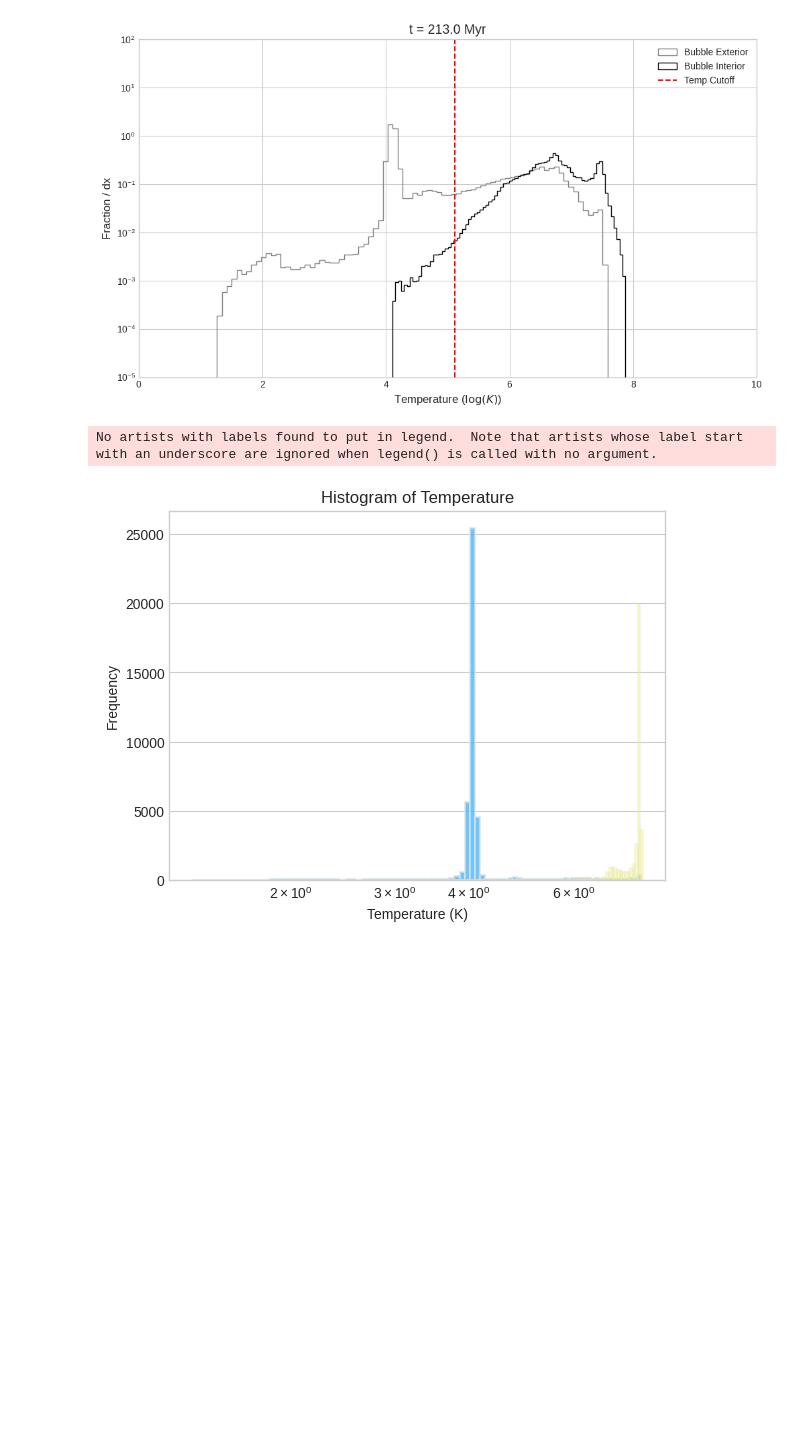
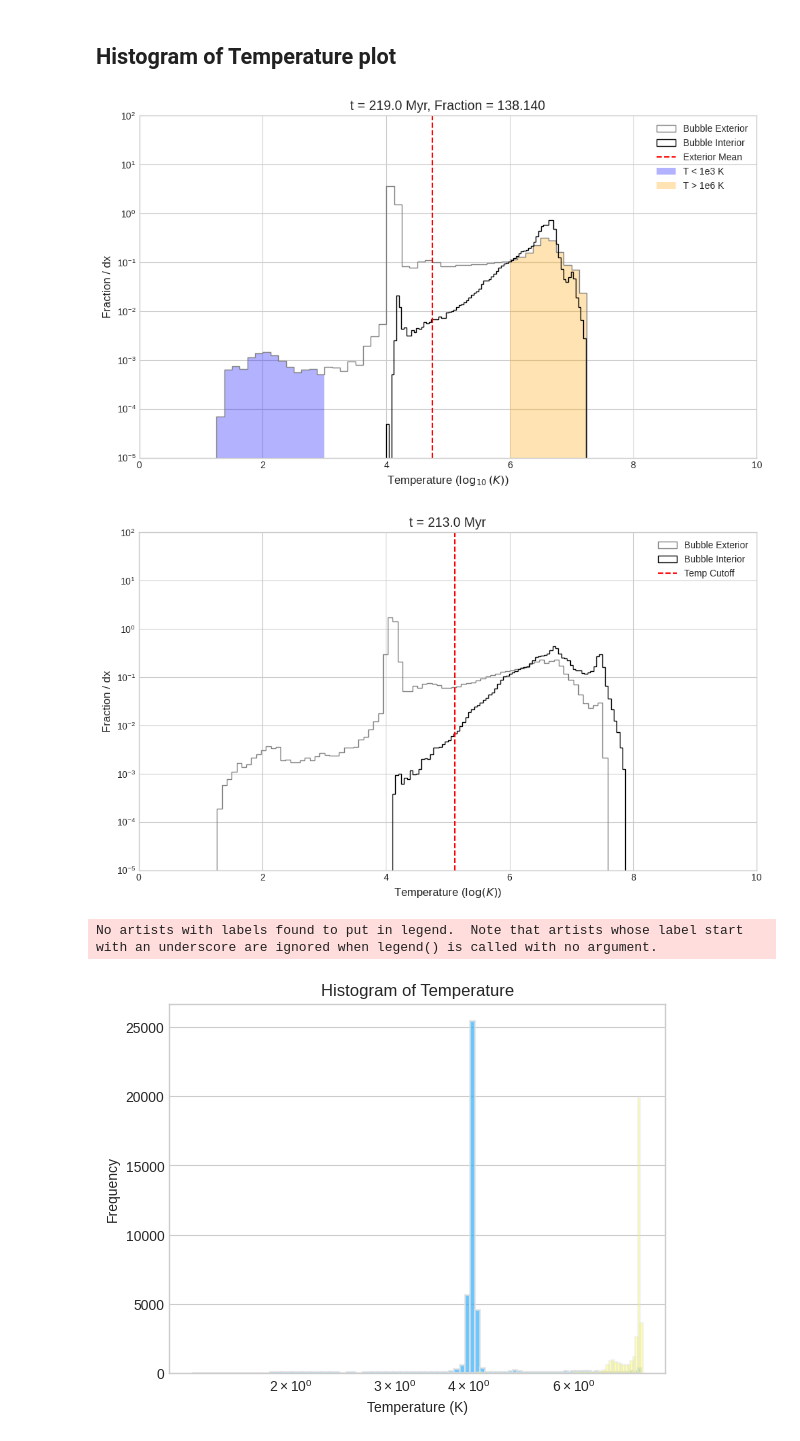
Before and after one commit to Joycelyn-Chen/Astro-UNETR, a Jupyter notebook: graphs/hist-of-temp.ipynb, the cells around one changed output. Drawn from its saved outputs; the diff is of its cells as text; code cells hidden in the pictures; blank space fills up the shorter version.

```diff
--- a/graphs/hist-of-temp.ipynb
+++ b/graphs/hist-of-temp.ipynb
@@ -52,7 +52,7 @@ def load_temperature_cube(hdf5_root, timestamp, hdf5_prefix, pixel_boundary, low
     ].to('K').value
 
 
-    return np.log10(temp_cube)
+    return temp_cube
 
 def spherical_kernel(kernel_size):
     """
@@ -129,3 +135,76 @@ temp_values_original = temp_cube[eroded == 1]
+# %%
+# Compute normalized weights so that the total volume sums to 1.
+# Each data point is assigned an equal fraction.
+weights = np.ones_like(temp_values) / len(temp_values)
+
+# Calculate the volume (fraction) of points below 1e3 K and above 1e6 K.
+vol_below = weights[temp_values < 1e3].sum()
+vol_above = weights[temp_values > 1e6].sum()
+
+# Avoid division by zero in case no point is above 1e6 K.
+fraction = vol_above / vol_below if vol_above > 0 else np.nan
+
+# Convert temperatures to log10 scale for plotting.
+log_temp = np.log10(temp_values)
+log_temp_interior = np.log10(temp_values_original)
+# %% [markdown]
+## Histogram of Temperature plot
+# %%
+# Set up histogram parameters.
+plt.style.use('seaborn-v0_8-whitegrid')
+fig, ax = plt.subplots(figsize=(10, 6))
+n_bins = 80
+x_min, x_max = 0, 10
+bins = np.linspace(x_min, x_max, n_bins + 1)
+
+# Create normalized weights for histogram plotting.
+dx = (x_max - x_min) / n_bins
+bins_per_order = 1.0 / dx  # typically 50 for [0,10] with dx=0.2
+weights_hist = np.ones_like(log_temp) / len(log_temp) * bins_per_order
+weights_hist_interior = np.ones_like(log_temp_interior) / len(log_temp_interior) * bins_per_order
+
+# Compute histogram data so that we can fill only the bins of interest.
+counts, bin_edges = np.histogram(log_temp, bins=bins, weights=weights_hist)
+bin_width = bin_edges[1] - bin_edges[0]
+bin_centers = (bin_edges[:-1] + bin_edges[1:]) / 2
+
+# Define masks for the regions of interest:
+# T < 1e3 K corresponds to log_temp < 3, and T > 1e6 K corresponds to log_temp > 6.
+mask_low = bin_centers < 3
+mask_high = bin_centers > 6
+
+# Fill the histogram bins in the specified regions using a bar plot.
+# These bars will exactly cover the area under the histogram bins.
+ax.bar(bin_edges[:-1][mask_low], counts[mask_low], width=bin_width, align='edge',
+       color='blue', alpha=0.3, edgecolor='none', label='T < 1e3 K')
+ax.bar(bin_edges[:-1][mask_high], counts[mask_high], width=bin_width, align='edge',
+       color='orange', alpha=0.3, edgecolor='none', label='T > 1e6 K')
+
+# Plot the step histogram on top.
+ax.hist(log_temp, bins=bins, histtype='step', linestyle='solid',
+        weights=weights_hist, label='Bubble Exterior', color='gray')
+
+ax.hist(log_temp_interior, bins=n_bins, histtype='step', linestyle='solid',          #dashed
+        weights=weights_hist_interior, label='Bubble Interior', color='black')
+
+# Mark a vertical line at the mean log-temperature.
+ax.axvline(x=log_temp.mean(), color='r', linestyle='--', label='Exterior Mean')
+
+# Set axis labels and title (including the fraction result).
+ax.set_xlabel("Temperature ($\\log_{10}(K)$)", fontsize=12)
+ax.set_ylabel("Fraction / dx", fontsize=12)
+ax.set_title(f"t = {timestamp2Myr(int(timestamp))} Myr, Fraction = {fraction:.3f}", fontsize=14)
+
+# Set axis limits and scaling.
+ax.set_xlim(x_min, x_max)
+ax.set_ylim(1e-5, 1e2)
+ax.set_yscale('log')
+ax.legend(fontsize=10)
+
+plt.tight_layout()
+plt.show()
+# %% [output]
+[figure, added]
 # %%
 plt.style.use('seaborn-v0_8-whitegrid')
 
```
Also changed, not shown: parts of 5 cells of this notebook.
